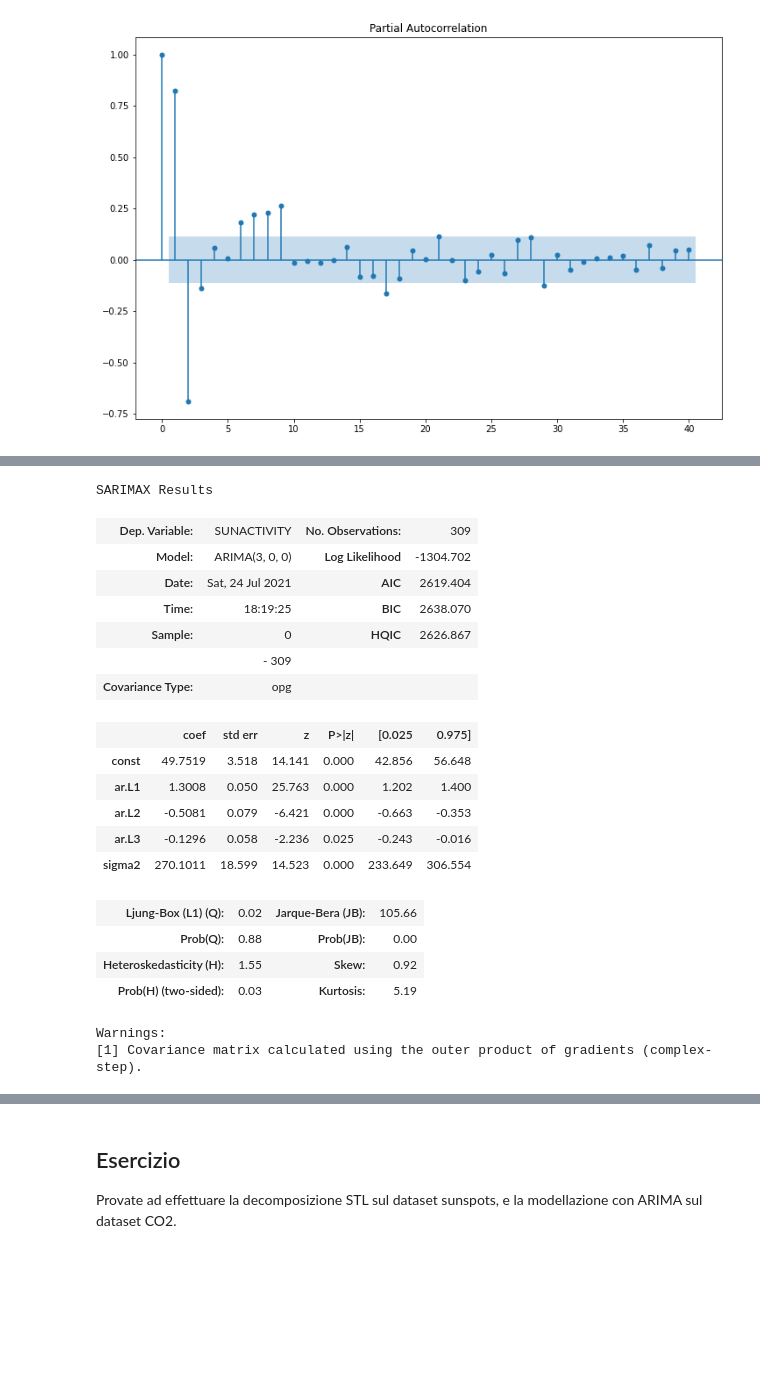
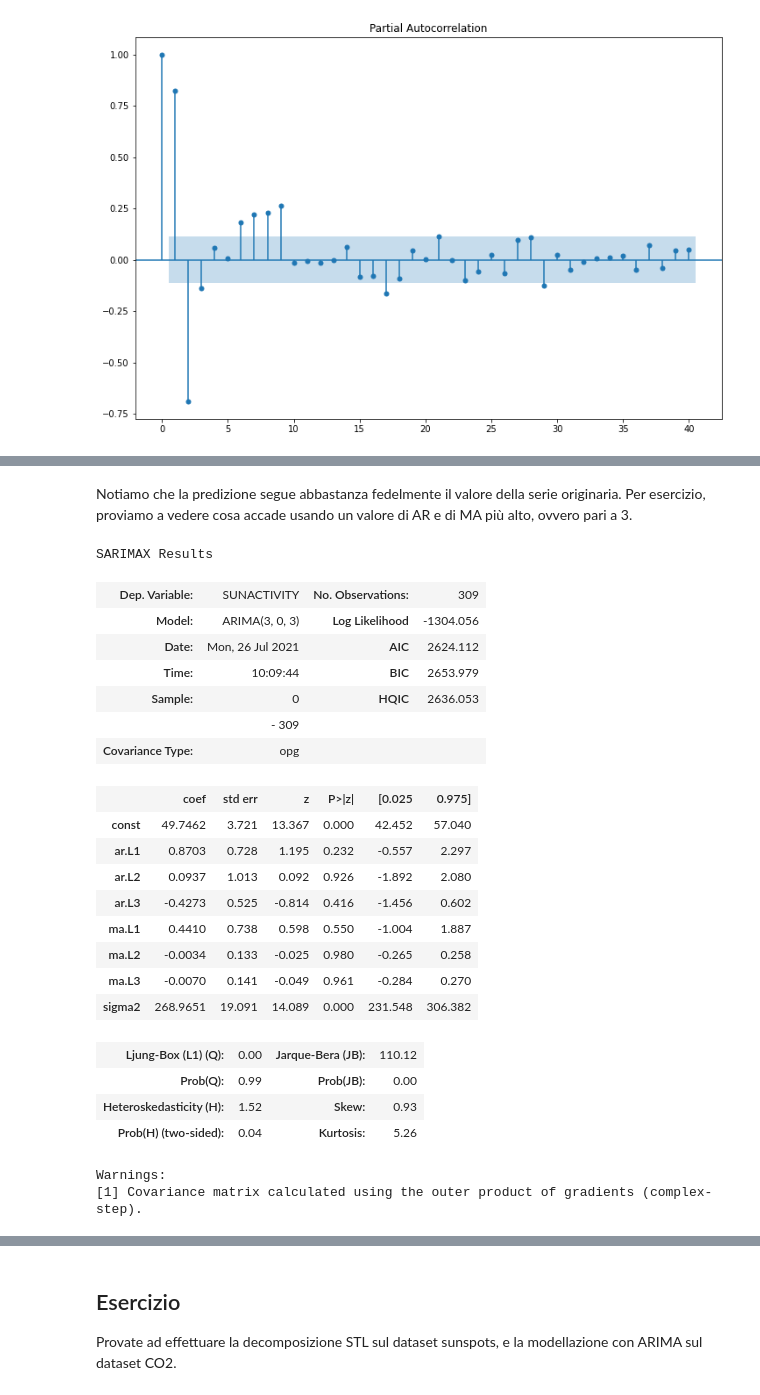
Before and after one commit to anhelus/pcs, a Jupyter notebook: docs/notebooks/base/lezioni/lezione_19.ipynb, the cells around one changed output, grey strips where cells are left out. Cells and saved outputs as stored; diff of their text form; code cells hidden in the pictures; blank space fills up the shorter version.

```diff
--- a/docs/notebooks/base/lezioni/lezione_19.ipynb
+++ b/docs/notebooks/base/lezioni/lezione_19.ipynb
@@ -161,25 +191,30 @@ Warnings:
+# %% [markdown]
+Notiamo che la predizione segue abbastanza fedelmente il valore della serie originaria. Per esercizio, proviamo a vedere cosa accade usando un valore di AR e di MA più alto, ovvero pari a 3.
 # %%
-arma_mod30 = ARIMA(data, order=(3, 0, 0)).fit()
-arma_mod30.summary()
+model_h = ARIMA(df, order=(3, 0, 3)).fit()
+model_h.summary()
 # %% [output]
 SARIMAX Results
 | Dep. Variable: | SUNACTIVITY | No. Observations: | 309 |
-| Model: | ARIMA(3, 0, 0) | Log Likelihood | -1304.702 |
-| Date: | Sat, 24 Jul 2021 | AIC | 2619.404 |
-| Time: | 18:19:25 | BIC | 2638.070 |
-| Sample: | 0 | HQIC | 2626.867 |
+| Model: | ARIMA(3, 0, 3) | Log Likelihood | -1304.056 |
+| Date: | Mon, 26 Jul 2021 | AIC | 2624.112 |
+| Time: | 10:09:44 | BIC | 2653.979 |
+| Sample: | 0 | HQIC | 2636.053 |
 |  | - 309 |  |  |
 | Covariance Type: | opg |  |  |
 |  | coef | std err | z | P>|z| | [0.025 | 0.975] |
-| const | 49.7519 | 3.518 | 14.141 | 0.000 | 42.856 | 56.648 |
-| ar.L1 | 1.3008 | 0.050 | 25.763 | 0.000 | 1.202 | 1.400 |
-| ar.L2 | -0.5081 | 0.079 | -6.421 | 0.000 | -0.663 | -0.353 |
-| ar.L3 | -0.1296 | 0.058 | -2.236 | 0.025 | -0.243 | -0.016 |
-| sigma2 | 270.1011 | 18.599 | 14.523 | 0.000 | 233.649 | 306.554 |
+| const | 49.7462 | 3.721 | 13.367 | 0.000 | 42.452 | 57.040 |
+| ar.L1 | 0.8703 | 0.728 | 1.195 | 0.232 | -0.557 | 2.297 |
+| ar.L2 | 0.0937 | 1.013 | 0.092 | 0.926 | -1.892 | 2.080 |
+| ar.L3 | -0.4273 | 0.525 | -0.814 | 0.416 | -1.456 | 0.602 |
+| ma.L1 | 0.4410 | 0.738 | 0.598 | 0.550 | -1.004 | 1.887 |
+| ma.L2 | -0.0034 | 0.133 | -0.025 | 0.980 | -0.265 | 0.258 |
+| ma.L3 | -0.0070 | 0.141 | -0.049 | 0.961 | -0.284 | 0.270 |
+| sigma2 | 268.9651 | 19.091 | 14.089 | 0.000 | 231.548 | 306.382 |
-| Ljung-Box (L1) (Q): | 0.02 | Jarque-Bera (JB): | 105.66 |
-| Prob(Q): | 0.88 | Prob(JB): | 0.00 |
-| Heteroskedasticity (H): | 1.55 | Skew: | 0.92 |
-| Prob(H) (two-sided): | 0.03 | Kurtosis: | 5.19 |
+| Ljung-Box (L1) (Q): | 0.00 | Jarque-Bera (JB): | 110.12 |
+| Prob(Q): | 0.99 | Prob(JB): | 0.00 |
+| Heteroskedasticity (H): | 1.52 | Skew: | 0.93 |
+| Prob(H) (two-sided): | 0.04 | Kurtosis: | 5.26 |
 Warnings:
 [1] Covariance matrix calculated using the outer product of gradients (complex-step).
 # %%
```
Also changed, not shown: parts of 15 cells of this notebook.
